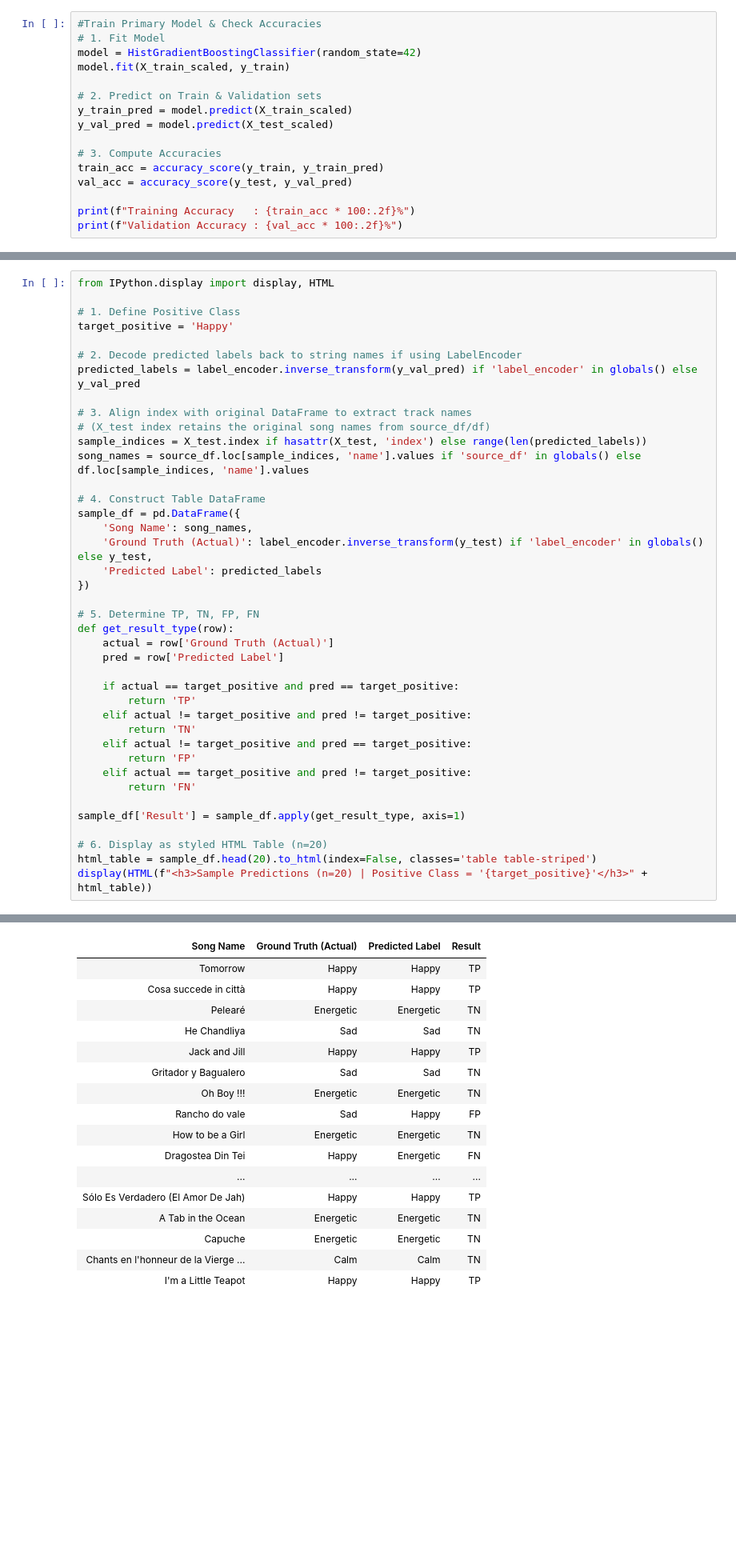
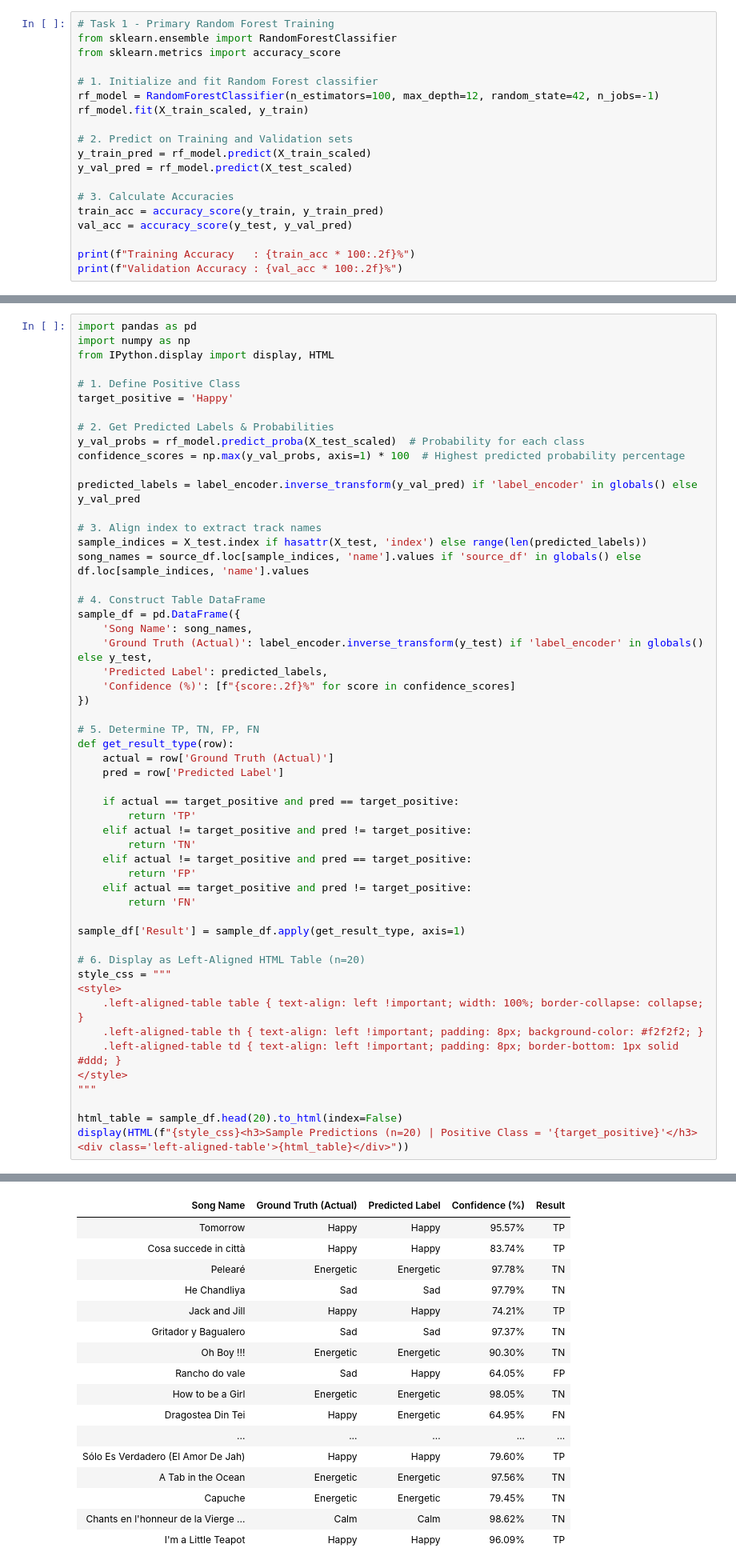
Before and after one commit to ameeri-14/AI-Music-Recommendation, a Jupyter notebook: AI_Music_Project.ipynb, the cells around one changed output, grey strips where cells are left out. Shown at 80% size. Cells and saved outputs as stored; diff of their text form; blank space fills up the shorter version.

```diff
--- a/AI_Music_Project.ipynb
+++ b/AI_Music_Project.ipynb
@@ -350,16 +351,19 @@ Passing `palette` without assigning `hue` is deprecated and will be removed in v
   sns.boxplot(data=source_df, x='Mood', y='danceability', palette='Set2')
 [figure]
 # %%
-#Train Primary Model & Check Accuracies
-# 1. Fit Model
-model = HistGradientBoostingClassifier(random_state=42)
-model.fit(X_train_scaled, y_train)
+# Task 1 - Primary Random Forest Training
+from sklearn.ensemble import RandomForestClassifier
+from sklearn.metrics import accuracy_score
 
-# 2. Predict on Train & Validation sets
-y_train_pred = model.predict(X_train_scaled)
-y_val_pred = model.predict(X_test_scaled)
+# 1. Initialize and fit Random Forest classifier
+rf_model = RandomForestClassifier(n_estimators=100, max_depth=12, random_state=42, n_jobs=-1)
+rf_model.fit(X_train_scaled, y_train)
 
-# 3. Compute Accuracies
+# 2. Predict on Training and Validation sets
+y_train_pred = rf_model.predict(X_train_scaled)
+y_val_pred = rf_model.predict(X_test_scaled)
+
+# 3. Calculate Accuracies
 train_acc = accuracy_score(y_train, y_train_pred)
 val_acc = accuracy_score(y_test, y_val_pred)
 
@@ -448,60 +460,73 @@ Classification Report:
 weighted avg       0.90      0.90      0.90    117335
 # %%
+import pandas as pd
+import numpy as np
 from IPython.display import display, HTML
 
 # 1. Define Positive Class
 target_positive = 'Happy'
 
-# 2. Decode predicted labels back to string names if using LabelEncoder
+# 2. Get Predicted Labels & Probabilities
+y_val_probs = rf_model.predict_proba(X_test_scaled)  # Probability for each class
+confidence_scores = np.max(y_val_probs, axis=1) * 100  # Highest predicted probability percentage
+
 predicted_labels = label_encoder.inverse_transform(y_val_pred) if 'label_encoder' in globals() else y_val_pred
 
-# 3. Align index with original DataFrame to extract track names
-# (X_test index retains the original song names from source_df/df)
+# 3. Align index to extract track names
 sample_indices = X_test.index if hasattr(X_test, 'index') else range(len(predicted_labels))
 song_names = source_df.loc[sample_indices, 'name'].values if 'source_df' in globals() else df.loc[sample_indices, 'name'].values
 
 # 4. Construct Table DataFrame
 sample_df = pd.DataFrame({
     'Song Name': song_names,
     'Ground Truth (Actual)': label_encoder.inverse_transform(y_test) if 'label_encoder' in globals() else y_test,
-    'Predicted Label': predicted_labels
+    'Predicted Label': predicted_labels,
+    'Confidence (%)': [f"{score:.2f}%" for score in confidence_scores]
 })
 
 # 5. Determine TP, TN, FP, FN
 def get_result_type(row):
     actual = row['Ground Truth (Actual)']
     pred = row['Predicted Label']
 
     if actual == target_positive and pred == target_positive:
         return 'TP'
     elif actual != target_positive and pred != target_positive:
         return 'TN'
     elif actual != target_positive and pred == target_positive:
         return 'FP'
     elif actual == target_positive and pred != target_positive:
         return 'FN'
 
 sample_df['Result'] = sample_df.apply(get_result_type, axis=1)
 
-# 6. Display as styled HTML Table (n=20)
-html_table = sample_df.head(20).to_html(index=False, classes='table table-striped')
-display(HTML(f"<h3>Sample Predictions (n=20) | Positive Class = '{target_positive}'</h3>" + html_table))
+# 6. Display as Left-Aligned HTML Table (n=20)
+style_css = """
+<style>
+    .left-aligned-table table { text-align: left !important; width: 100%; border-collapse: collapse; }
+    .left-aligned-table th { text-align: left !important; padding: 8px; background-color: #f2f2f2; }
+    .left-aligned-table td { text-align: left !important; padding: 8px; border-bottom: 1px solid #ddd; }
+</style>
+"""
+
+html_table = sample_df.head(20).to_html(index=False)
+display(HTML(f"{style_css}<h3>Sample Predictions (n=20) | Positive Class = '{target_positive}'</h3><div class='left-aligned-table'>{html_table}</div>"))
 # %% [output]
 Sample Predictions (n=20) | Positive Class = 'Happy'
-| Song Name | Ground Truth (Actual) | Predicted Label | Result |
-| Tomorrow | Happy | Happy | TP |
-| Cosa succede in città | Happy | Happy | TP |
-| Pelearé | Energetic | Energetic | TN |
-| He Chandliya | Sad | Sad | TN |
-| Jack and Jill | Happy | Happy | TP |
-| Gritador y Bagualero | Sad | Sad | TN |
-| Oh Boy !!! | Energetic | Energetic | TN |
-| Rancho do vale | Sad | Happy | FP |
-| How to be a Girl | Energetic | Energetic | TN |
-| Dragostea Din Tei | Happy | Energetic | FN |
-| ... | ... | ... | ... |
-| Sólo Es Verdadero (El Amor De Jah) | Happy | Happy | TP |
-| A Tab in the Ocean | Energetic | Energetic | TN |
-| Capuche | Energetic | Energetic | TN |
-| Chants en l'honneur de la Vierge ... | Calm | Calm | TN |
-| I'm a Little Teapot | Happy | Happy | TP |
+| Song Name | Ground Truth (Actual) | Predicted Label | Confidence (%) | Result |
+| Tomorrow | Happy | Happy | 95.57% | TP |
+| Cosa succede in città | Happy | Happy | 83.74% | TP |
+| Pelearé | Energetic | Energetic | 97.78% | TN |
+| He Chandliya | Sad | Sad | 97.79% | TN |
+| Jack and Jill | Happy | Happy | 74.21% | TP |
+| Gritador y Bagualero | Sad | Sad | 97.37% | TN |
+| Oh Boy !!! | Energetic | Energetic | 90.30% | TN |
+| Rancho do vale | Sad | Happy | 64.05% | FP |
+| How to be a Girl | Energetic | Energetic | 98.05% | TN |
+| Dragostea Din Tei | Happy | Energetic | 64.95% | FN |
+| ... | ... | ... | ... | ... |
+| Sólo Es Verdadero (El Amor De Jah) | Happy | Happy | 79.60% | TP |
+| A Tab in the Ocean | Energetic | Energetic | 97.56% | TN |
+| Capuche | Energetic | Energetic | 79.45% | TN |
+| Chants en l'honneur de la Vierge ... | Calm | Calm | 98.62% | TN |
+| I'm a Little Teapot | Happy | Happy | 96.09% | TP |
```
Also changed, not shown: parts of 6 cells of this notebook.
